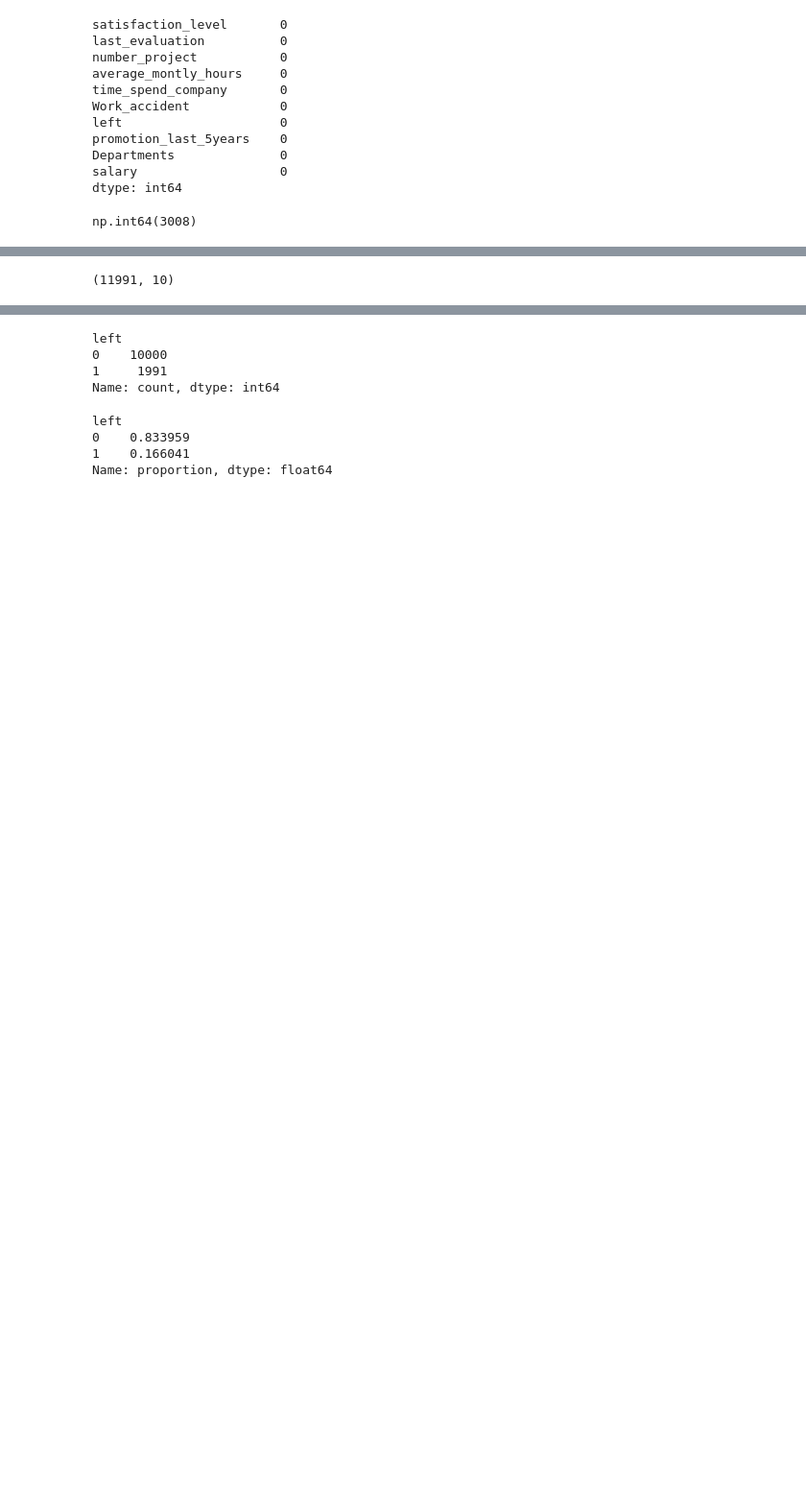
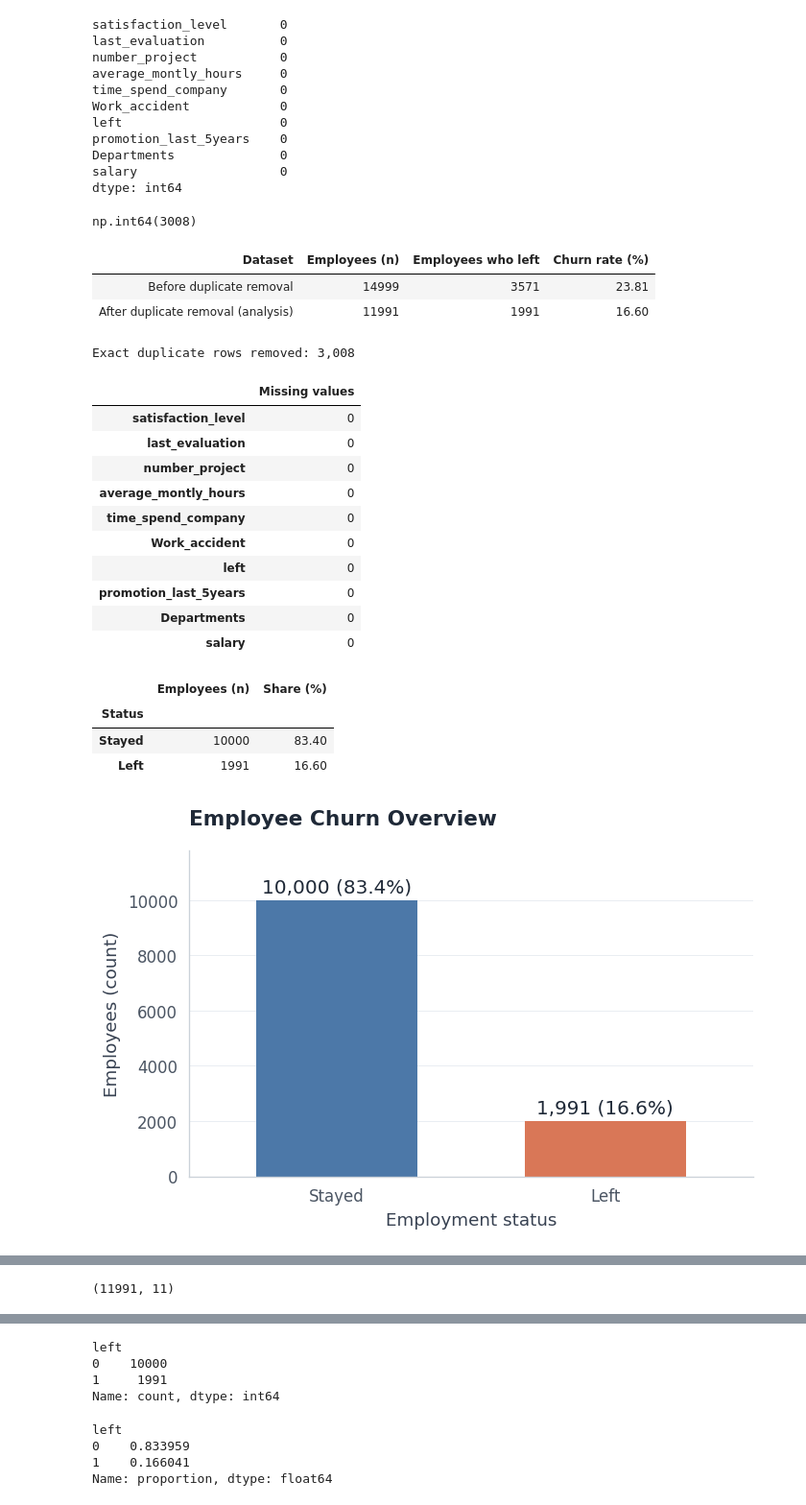
Before and after one commit to ducvu0904/Employee-churn---Group-7, a Jupyter notebook: EDA.ipynb, the cells around one changed output, grey strips where cells are left out. Shown at 96% size. Saved outputs shown, nothing was run; the diff lists cells and outputs as text; code cells hidden in the pictures; blank space fills up the shorter version.

```diff
--- a/EDA.ipynb
+++ b/EDA.ipynb
@@ -9,2 +48,4 @@ Data loading and intial inspection
 # %%
-data = pd.read_csv('C:\\Users\\Lenovo\\Downloads\\Employee churn - EDA\\HR_Dataset.csv')
+raw_data = pd.read_csv('data/HR_Dataset.csv')
+raw_data.columns = raw_data.columns.str.strip()
+data = raw_data.copy()
@@ -28,6 +111,53 @@ data.duplicated().sum()
 np.int64(3008)
 # %%
 data = data.drop_duplicates().reset_index(drop=True)
+assert data["left"].notna().all() and data["left"].isin([0, 1]).all(), "Expected a complete binary left column"
+data["Status"] = data["left"].map({0: "Stayed", 1: "Left"})
+overall_rate = data["left"].mean() * 100
+status_counts = data["Status"].value_counts().reindex(STATUS_ORDER)
+
+overview = pd.DataFrame({
+    "Dataset": ["Before duplicate removal", "After duplicate removal (analysis)"],
+    "Employees (n)": [len(raw_data), len(data)],
+    "Employees who left": [int(raw_data["left"].sum()), int(data["left"].sum())],
+    "Churn rate (%)": [raw_data["left"].mean() * 100, overall_rate],
+})
+display(overview.style.format({"Churn rate (%)": "{:.2f}"}).hide(axis="index"))
+print(f"Exact duplicate rows removed: {raw_data.duplicated().sum():,}")
+display(raw_data.isna().sum().rename("Missing values").to_frame())
+
+status_summary = status_counts.rename("Employees (n)").to_frame()
+status_summary["Share (%)"] = status_summary["Employees (n)"] / len(data) * 100
+display(status_summary.style.format({"Share (%)": "{:.2f}"}))
+ax = status_counts.plot.bar(color=[STATUS_COLORS[status] for status in STATUS_ORDER], rot=0, width=0.6, edgecolor="none", figsize=(6, 4))
+style_axes(ax)
+for bar, count in zip(ax.patches, status_counts):
+    ax.annotate(f"{count:,} ({count / len(data):.1%})", (bar.get_x() + bar.get_width() / 2, bar.get_height()), xytext=(0, 5), textcoords="offset points", ha="center")
+ax.set(title="Employee Churn Overview", xlabel="Employment status", ylabel="Employees (count)")
+ax.set_ylim(0, status_counts.max() * 1.18)
+plt.tight_layout()
+plt.show()
+# %% [output]
+| Dataset | Employees (n) | Employees who left | Churn rate (%) |
+| Before duplicate removal | 14999 | 3571 | 23.81 |
+| After duplicate removal (analysis) | 11991 | 1991 | 16.60 |
+Exact duplicate rows removed: 3,008
+|  | Missing values |
+| satisfaction_level | 0 |
+| last_evaluation | 0 |
+| number_project | 0 |
+| average_montly_hours | 0 |
+| time_spend_company | 0 |
+| Work_accident | 0 |
+| left | 0 |
+| promotion_last_5years | 0 |
+| Departments | 0 |
+| salary | 0 |
+|  | Employees (n) | Share (%) |
+| Status |  |  |
+| Stayed | 10000 | 83.40 |
+| Left | 1991 | 16.60 |
+[figure, added]
 # %%
 data.head()
 # %% [output]
@@ -40,7 +170,7 @@ data.head()
 # %%
 data.shape
 # %% [output]
-(11991, 10)
+(11991, 11)
 # %%
 data.columns
 # %% [output]
```
Also changed, not shown: parts of 21 cells of this notebook, 3 other files.
